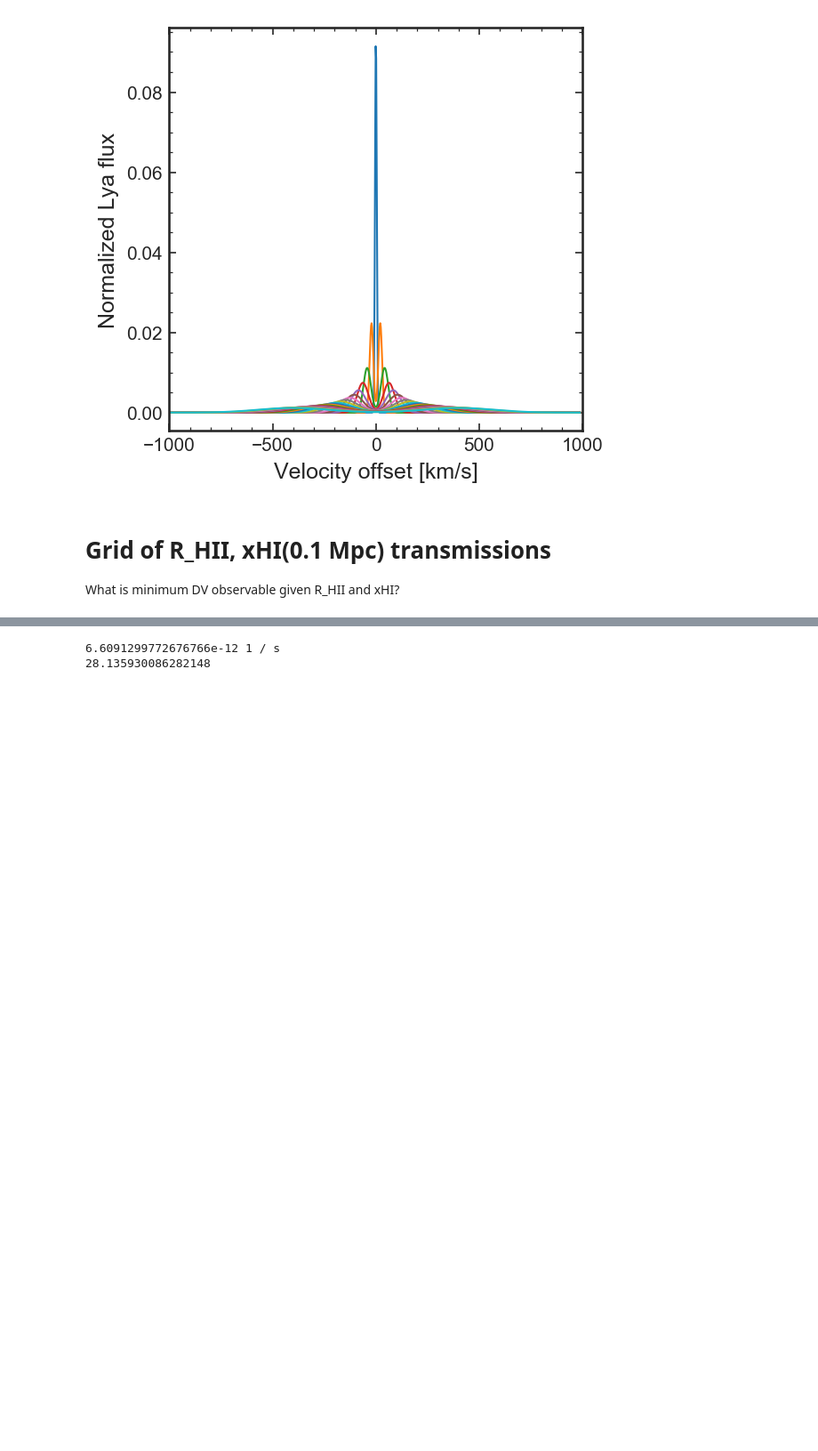
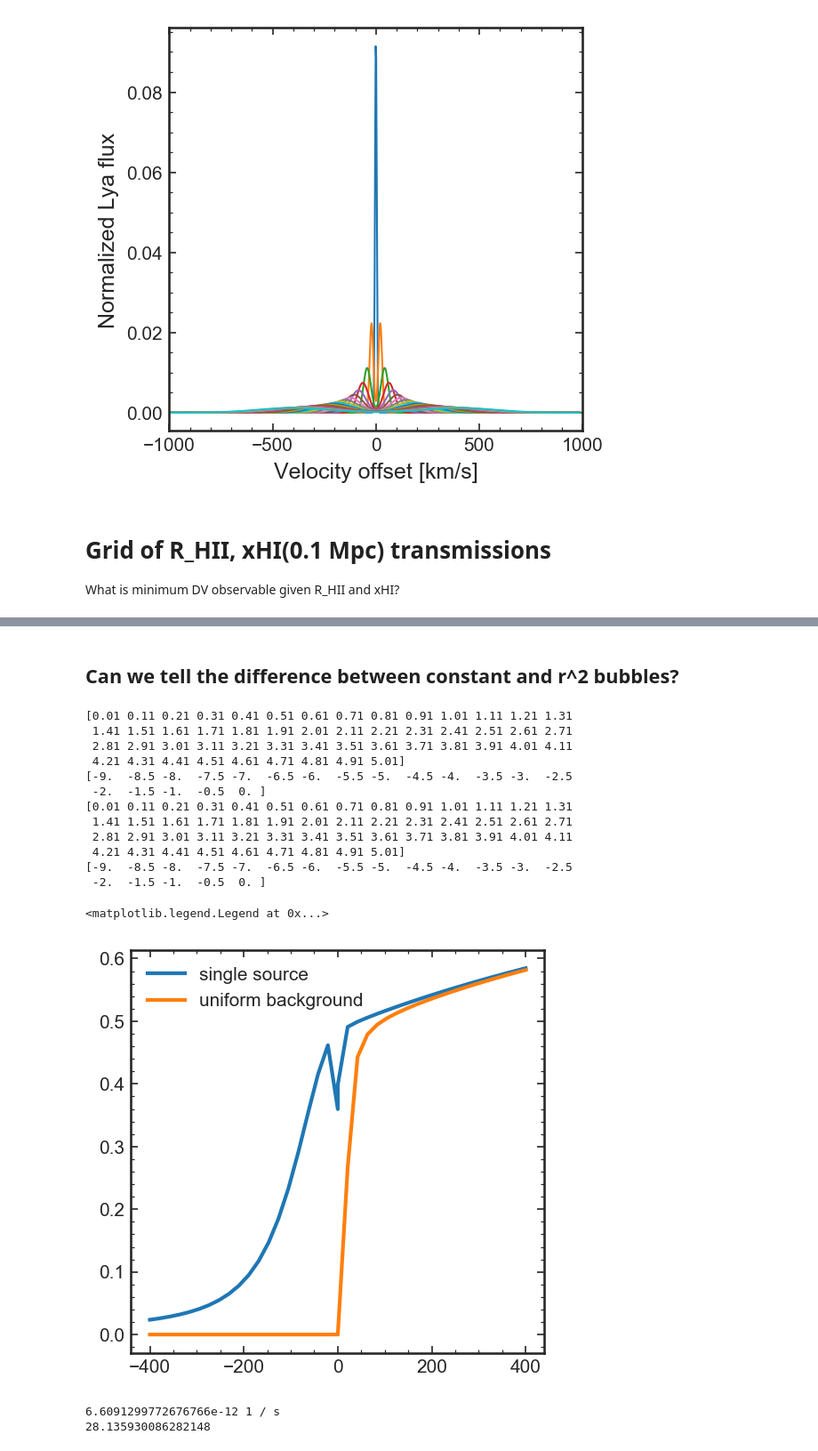
Before and after one commit to charlottenosam/LyaLineshapes, a Jupyter notebook: notebooks/bubble_size_lya_DV.ipynb, the cells around one changed output, grey strips where cells are left out. Shown at 89% size. Drawn from its saved outputs; the diff is of its cells as text; code cells hidden in the pictures; blank space fills up the shorter version.

```diff
--- a/notebooks/bubble_size_lya_DV.ipynb
+++ b/notebooks/bubble_size_lya_DV.ipynb
@@ -1270,3 +1288,40 @@ plt.savefig('../figs/transmission_grid/minimum_observable_DV_zs=%.1f_zmin=%.1f_r
+# %% [markdown]
+## Can we tell the difference between constant and r^2 bubbles?
+# %%
+R_test = 1.41
+
+tau_total_dict, R_ion_tab, xHI_01_tab = load_dict(r_slope=2., z_s=7., z_min=6.)
+trans_minDV_dict, trans_DV_dict = get_transminDV_DVtrans(tau_total_dict)
+
+DV = trans_DV_dict[R_test, -6][:,0]
+T  = trans_DV_dict[R_test, -6][:,1]
+
+plt.plot(DV, T, label='single source')
+
+tau_total_dict, R_ion_tab, xHI_01_tab = load_dict(r_slope=0., z_s=7., z_min=6.)
+trans_minDV_dict, trans_DV_dict = get_transminDV_DVtrans(tau_total_dict)
+
+DV = trans_DV_dict[R_test, -4][:,0]
+T  = trans_DV_dict[R_test, -4][:,1]
+
+plt.plot(DV, T, label='uniform background')
+
+plt.legend()
+# %% [output]
+[0.01 0.11 0.21 0.31 0.41 0.51 0.61 0.71 0.81 0.91 1.01 1.11 1.21 1.31
+ 1.41 1.51 1.61 1.71 1.81 1.91 2.01 2.11 2.21 2.31 2.41 2.51 2.61 2.71
+ 2.81 2.91 3.01 3.11 3.21 3.31 3.41 3.51 3.61 3.71 3.81 3.91 4.01 4.11
+ 4.21 4.31 4.41 4.51 4.61 4.71 4.81 4.91 5.01]
+[-9.  -8.5 -8.  -7.5 -7.  -6.5 -6.  -5.5 -5.  -4.5 -4.  -3.5 -3.  -2.5
+ -2.  -1.5 -1.  -0.5  0. ]
+[0.01 0.11 0.21 0.31 0.41 0.51 0.61 0.71 0.81 0.91 1.01 1.11 1.21 1.31
+ 1.41 1.51 1.61 1.71 1.81 1.91 2.01 2.11 2.21 2.31 2.41 2.51 2.61 2.71
+ 2.81 2.91 3.01 3.11 3.21 3.31 3.41 3.51 3.61 3.71 3.81 3.91 4.01 4.11
+ 4.21 4.31 4.41 4.51 4.61 4.71 4.81 4.91 5.01]
+[-9.  -8.5 -8.  -7.5 -7.  -6.5 -6.  -5.5 -5.  -4.5 -4.  -3.5 -3.  -2.5
+ -2.  -1.5 -1.  -0.5  0. ]
+<matplotlib.legend.Legend at 0x...>
+[figure, added]
 # %%
 xHI_max = 1e-5
 ionizing_background = 3. * bubbles.n_H(z=z_s) * bubbles.alpha_rec_B(T=1.e4)/xHI_max
```
Also changed, not shown: parts of 6 cells of this notebook, 8 other files.
